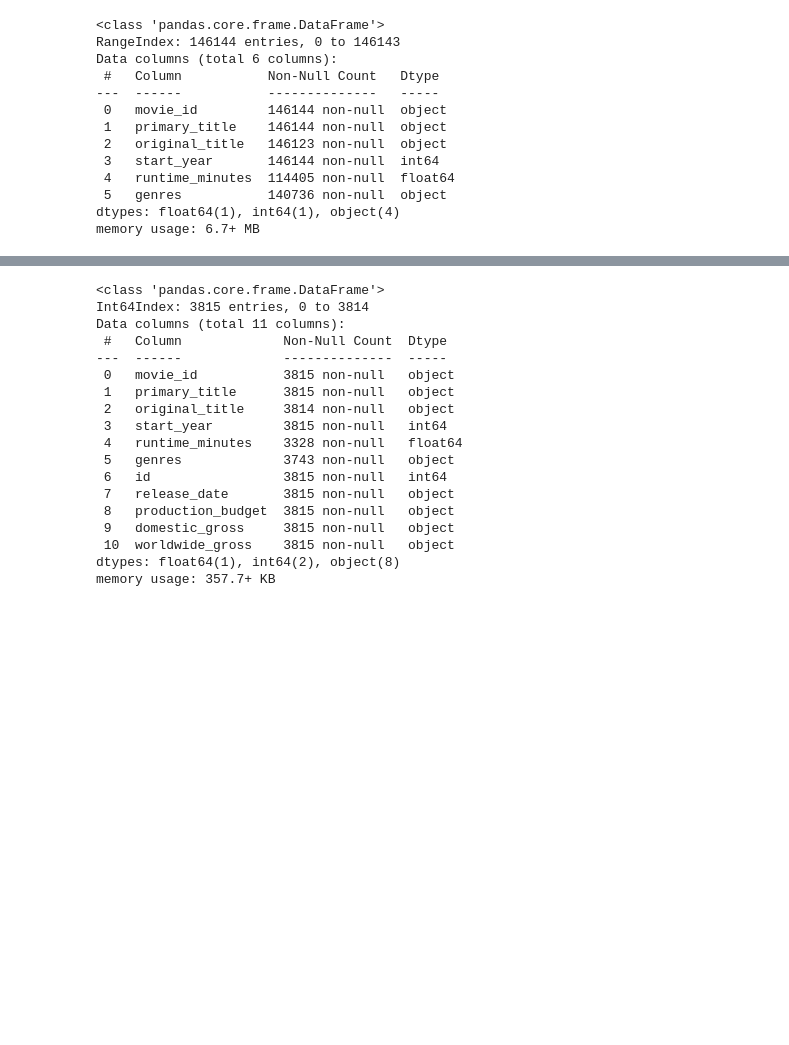
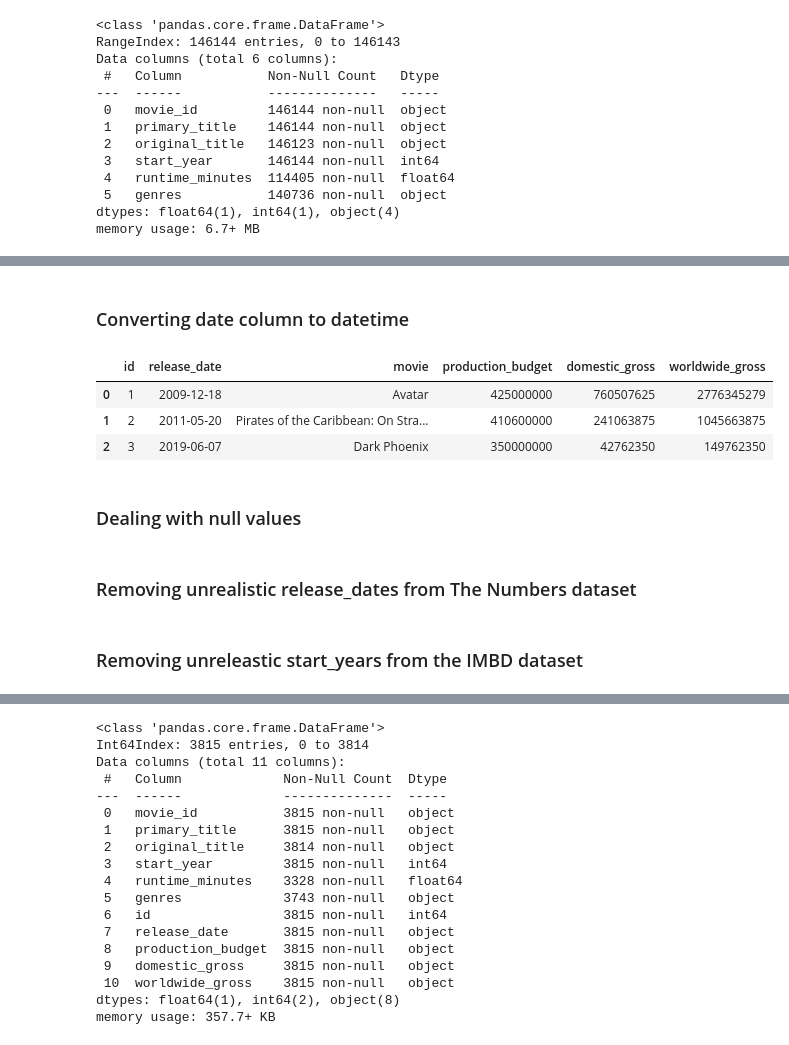
Before and after one commit to harte3/Flatiron-Capstone-Group-2, a Jupyter notebook: Final Notebook.ipynb, the cells around one changed output, grey strips where cells are left out. Cells and saved outputs as stored; diff of their text form; code cells hidden in the pictures; blank space fills up the shorter version.

```diff
--- a/Final Notebook.ipynb
+++ b/Final Notebook.ipynb
@@ -94,0 +192,19 @@ revenue_df.head(3)
+# %% [markdown]
+### Converting date column to datetime
+# %%
+# converting date column to datetime
+revenue_df['release_date'] = pd.to_datetime(revenue_df['release_date'])
+
+# previewing the dataset to observe changes
+revenue_df.head(3)
+# %% [output]
+|  | id | release_date | movie | production_budget | domestic_gross | worldwide_gross |
+| 0 | 1 | 2009-12-18 | Avatar | 425000000 | 760507625 | 2776345279 |
+| 1 | 2 | 2011-05-20 | Pirates of the Caribbean: On Stra... | 410600000 | 241063875 | 1045663875 |
+| 2 | 3 | 2019-06-07 | Dark Phoenix | 350000000 | 42762350 | 149762350 |
+# %% [markdown]
+### Dealing with null values
+# %% [markdown]
+### Removing unrealistic release_dates from The Numbers dataset
+# %% [markdown]
+### Removing unreleastic start_years from the IMBD dataset
```
Also changed, not shown: parts of 20 cells of this notebook.
